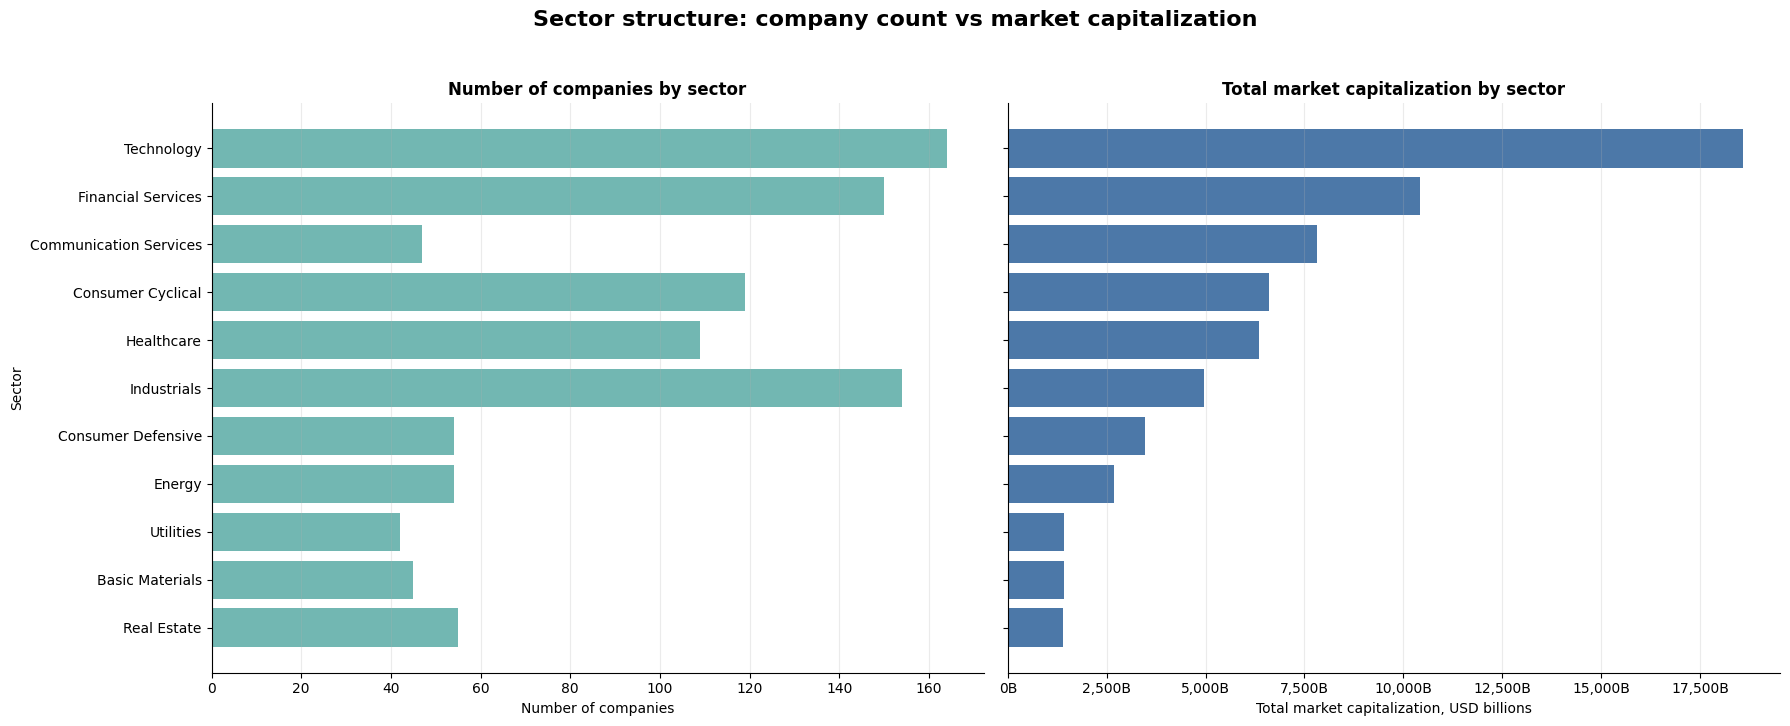
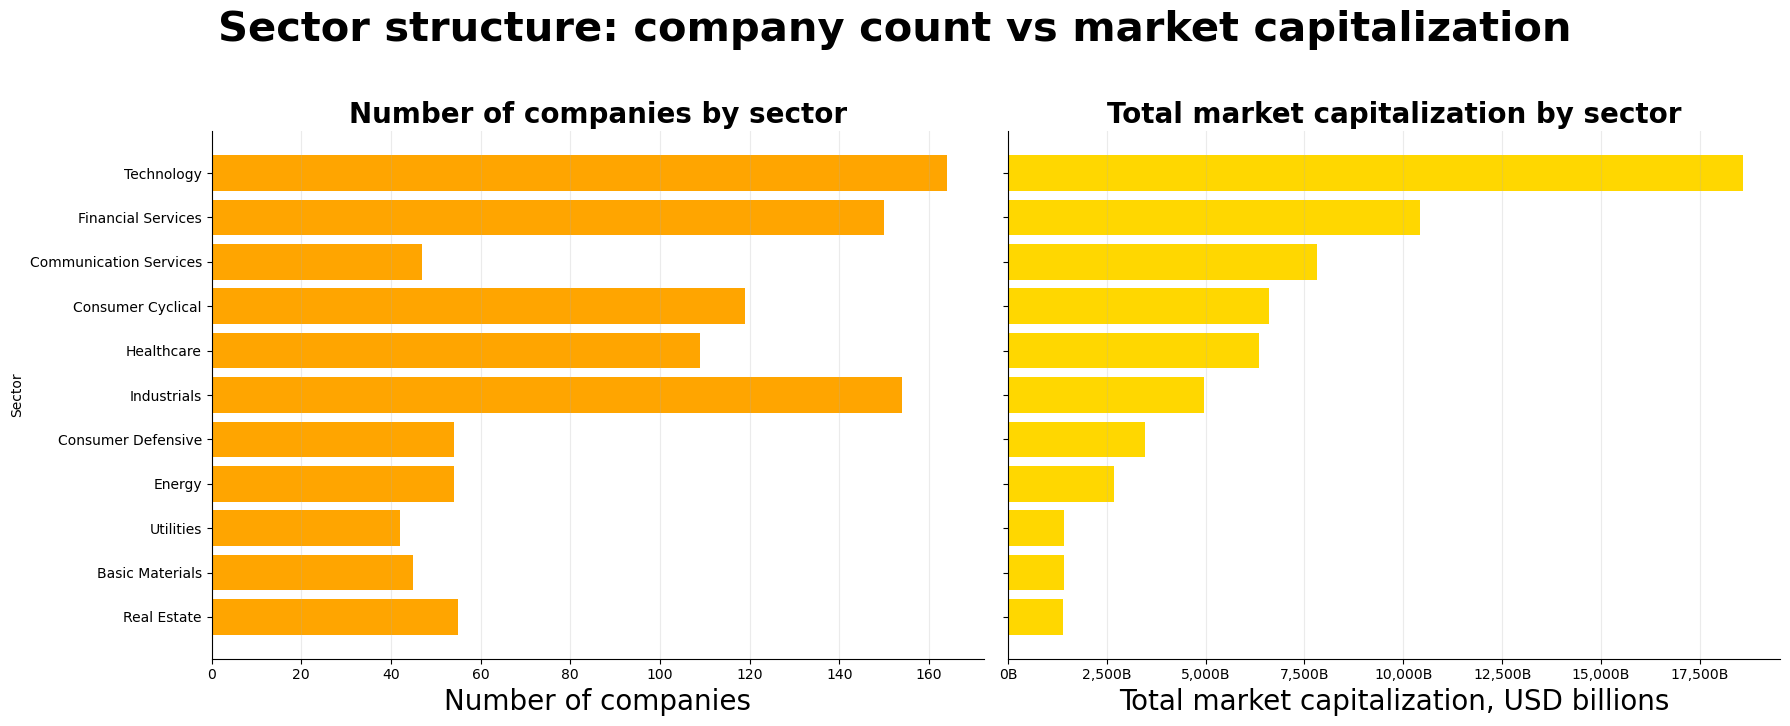
Unified diff of the notebook cell whose output changed from the first chart to the second:
--- before
+++ after
@@ -26,5 +26,5 @@
 )
 
-ax_count = axes[0]
+ax_count = axes[0] #naming first graph (left)
 ax_cap = axes[1]
 
@@ -33,9 +33,9 @@
     sector_summary.index,
     sector_summary["company_count"],
-    color="#72B7B2"
+    color="orange"
 )
 
-ax_count.set_title("Number of companies by sector")
-ax_count.set_xlabel("Number of companies")
+ax_count.set_title("Number of companies by sector",size=20)
+ax_count.set_xlabel("Number of companies", size=20)
 ax_count.set_ylabel("Sector")
 ax_count.grid(axis="x", alpha=0.25)
@@ -46,9 +46,9 @@
     sector_summary.index,
     sector_summary["total_market_cap_b"],
-    color="#4C78A8"
+    color="gold"
 )
 
-ax_cap.set_title("Total market capitalization by sector")
-ax_cap.set_xlabel("Total market capitalization, USD billions")
+ax_cap.set_title("Total market capitalization by sector",size=20)
+ax_cap.set_xlabel("Total market capitalization, USD billions", size=20)
 ax_cap.set_ylabel("")
 
@@ -59,5 +59,5 @@
 fig.suptitle(
     "Sector structure: company count vs market capitalization",
-    fontsize=16,
+    fontsize=30,
     fontweight="bold",
     y=1.03

Commit: changes